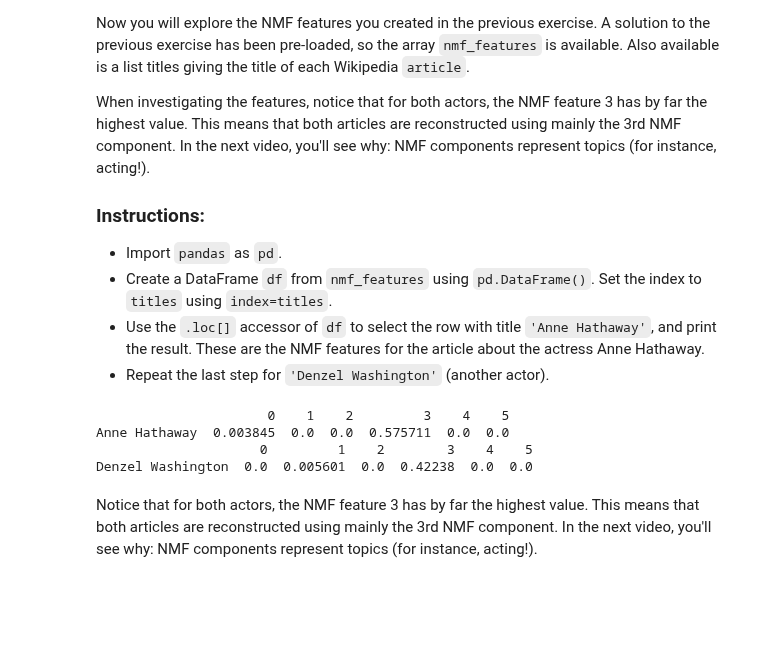
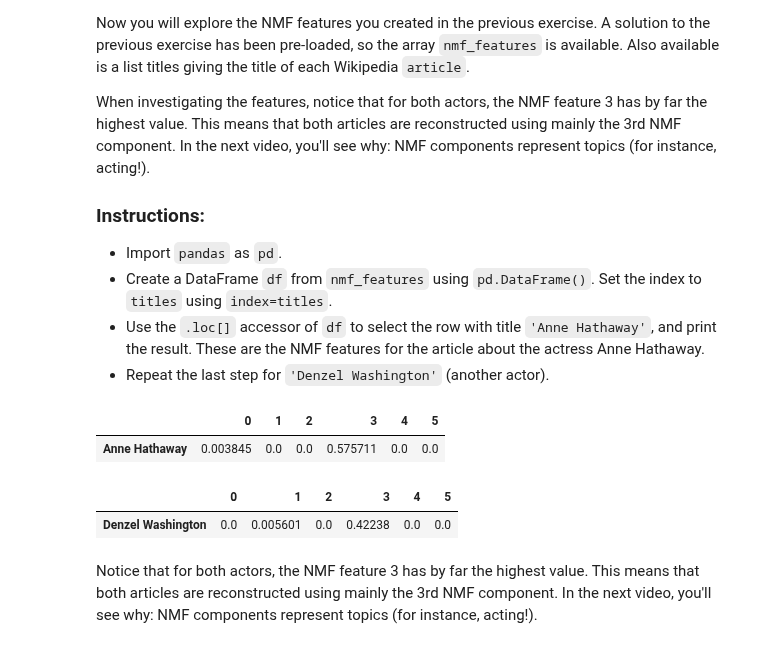
Before and after one commit to mitabunov/DataCamp_pony, a Jupyter notebook: 16_Unsupervised_Learning_in_Python/04_Discovering_interpretable_features.ipynb, the cells around one changed output. Drawn from its saved outputs; the diff is of its cells as text; code cells hidden in the pictures; blank space fills up the shorter version.

```diff
--- a/16_Unsupervised_Learning_in_Python/04_Discovering_interpretable_features.ipynb
+++ b/16_Unsupervised_Learning_in_Python/04_Discovering_interpretable_features.ipynb
@@ -32,6 +32,12 @@ from scipy.sparse import csr_matrix
 
 df = pd.read_csv('_datasets/wikipedia-vectors.csv', index_col=0)
 articles = csr_matrix(df.transpose())
+titles = list(df.columns)
+
+# fix seed (must get same results now and in later exercise)
+import numpy as np
+np.random.seed(1)
+
 # from sklearn import decomposition
 # import functools
 # import inspect
@@ -100,38 +101,24 @@ When investigating the features, notice that for both actors, the NMF feature 3
 * Create a DataFrame `df` from `nmf_features` using `pd.DataFrame()`. Set the index to `titles` using `index=titles`.
 * Use the `.loc[]` accessor of `df` to select the row with title `'Anne Hathaway'`, and print the result. These are the NMF features for the article about the actress Anne Hathaway.
 * Repeat the last step for `'Denzel Washington'` (another actor).
-# %%
-_df = pd.read_csv('_datasets/wikipedia-vectors.csv', index_col=0)
-articles = csr_matrix(_df.transpose())
-titles = list(_df.columns)
-
-# fix seed (must get same results now and in later exercise)
-import numpy as np
-np.random.seed(1)
-
-# model solution to previous exercise
-from sklearn.decomposition import NMF
-
-model = NMF(n_components=6)
-model.fit(articles)
-nmf_features = model.transform(articles)
 # %%
 # Import pandas
 import pandas as pd
 
 # Create a pandas DataFrame: df
 df = pd.DataFrame(nmf_features, index=titles)
 
 # Print the row for 'Anne Hathaway'
-print(df.loc[['Anne Hathaway']])
-
-# Print the row for 'Denzel Washington'
-print(df.loc[['Denzel Washington']])
+df.loc[['Anne Hathaway']]
 # %% [output]
-                      0    1    2         3    4    5
-Anne Hathaway  0.003845  0.0  0.0  0.575711  0.0  0.0
-                     0         1    2        3    4    5
-Denzel Washington  0.0  0.005601  0.0  0.42238  0.0  0.0
+|  | 0 | 1 | 2 | 3 | 4 | 5 |
+| Anne Hathaway | 0.003845 | 0.0 | 0.0 | 0.575711 | 0.0 | 0.0 |
+# %%
+# Print the row for 'Denzel Washington'
+df.loc[['Denzel Washington']]
+# %% [output]
+|  | 0 | 1 | 2 | 3 | 4 | 5 |
+| Denzel Washington | 0.0 | 0.005601 | 0.0 | 0.42238 | 0.0 | 0.0 |
 # %% [markdown]
 Notice that for both actors, the NMF feature 3 has by far the highest value. This means that both articles are reconstructed using mainly the 3rd NMF component. In the next video, you'll see why: NMF components represent topics (for instance, acting!).
 # %% [markdown]
```
Also changed, not shown: parts of 23 cells of this notebook, 2 other files.
